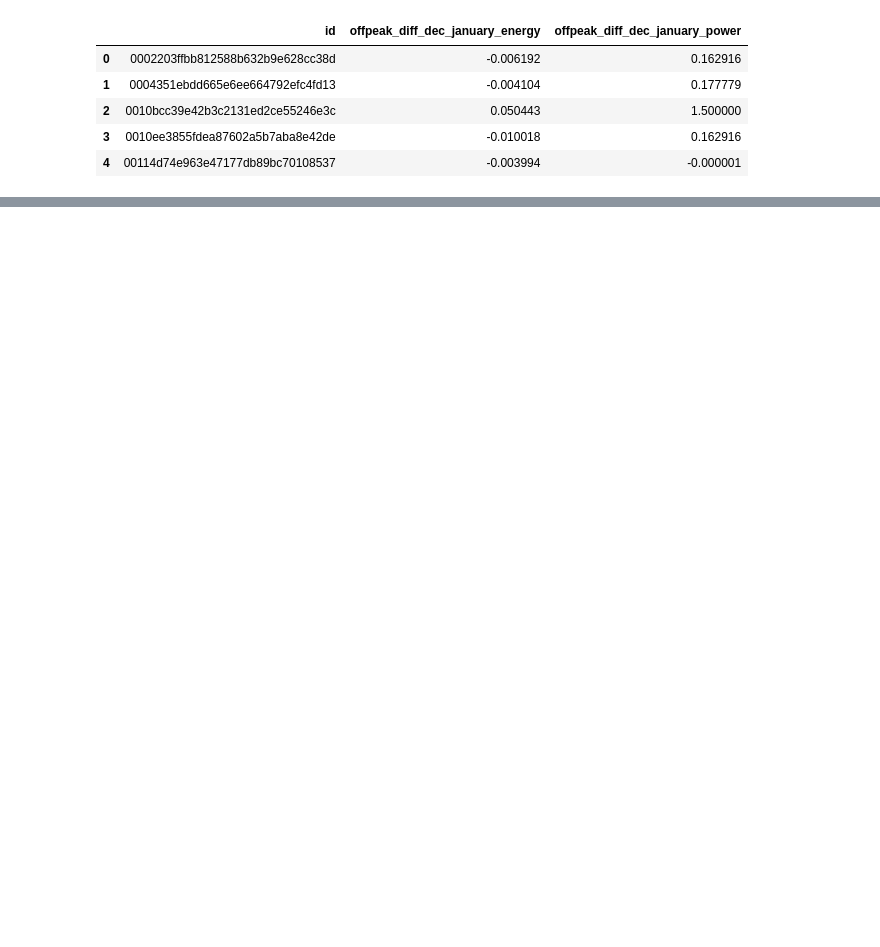
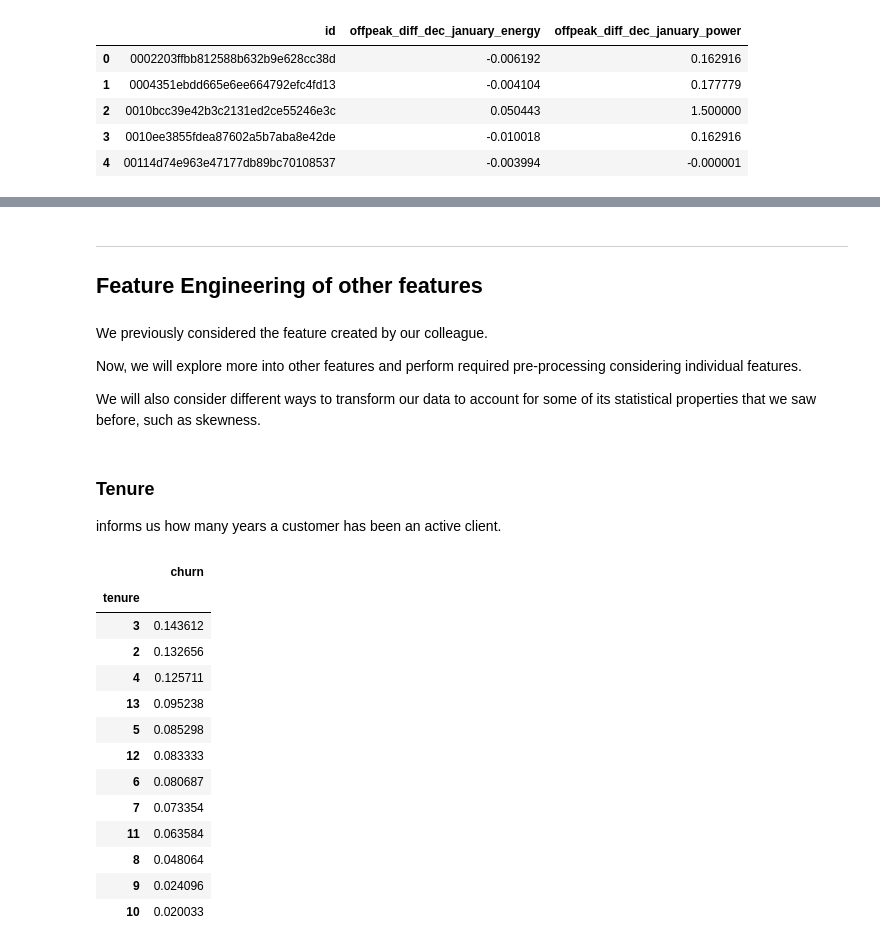
Before and after one commit to rajathAgalkote/BCG_PowerCo_CustomerChurn_Prediction, a Jupyter notebook: Task-03/feature_engineering.ipynb, the cells around one changed output, grey strips where cells are left out. Drawn from its saved outputs; the diff is of its cells as text; code cells hidden in the pictures; blank space fills up the shorter version.

```diff
--- a/Task-03/feature_engineering.ipynb
+++ b/Task-03/feature_engineering.ipynb
@@ -73,0 +98,2 @@ diff.head()
+# %%
+df = pd.merge(price_df, client_df, on = 'id')
@@ -73,0 +192,32 @@ diff.head()
+# %%
+# Calculate the maximum monthly difference across time periods
+max_diff_across_periods_months = mean_prices_by_month.groupby(['id']).agg({
+    'off_peak_peak_var_mean_diff': 'max',
+    'peak_mid_peak_var_mean_diff': 'max',
+    'off_peak_mid_peak_var_mean_diff': 'max',
+    'off_peak_peak_fix_mean_diff': 'max',
+    'peak_mid_peak_fix_mean_diff': 'max',
+    'off_peak_mid_peak_fix_mean_diff': 'max'
+}).reset_index().rename(
+    columns={
+        'off_peak_peak_var_mean_diff': 'off_peak_peak_var_max_monthly_diff',
+        'peak_mid_peak_var_mean_diff': 'peak_mid_peak_var_max_monthly_diff',
+        'off_peak_mid_peak_var_mean_diff': 'off_peak_mid_peak_var_max_monthly_diff',
+        'off_peak_peak_fix_mean_diff': 'off_peak_peak_fix_max_monthly_diff',
+        'peak_mid_peak_fix_mean_diff': 'peak_mid_peak_fix_max_monthly_diff',
+        'off_peak_mid_peak_fix_mean_diff': 'off_peak_mid_peak_fix_max_monthly_diff'
+    }
+)
+# %%
+columns = [
+    'id',
+    'off_peak_peak_var_max_monthly_diff',
+    'peak_mid_peak_var_max_monthly_diff',
+    'off_peak_mid_peak_var_max_monthly_diff',
+    'off_peak_peak_fix_max_monthly_diff',
+    'peak_mid_peak_fix_max_monthly_diff',
+    'off_peak_mid_peak_fix_max_monthly_diff'
+]
+
+df = pd.merge(df, max_diff_across_periods_months[columns], on='id')
+df.head()
@@ -73,0 +238,35 @@ diff.head()
+# %% [markdown]
+---
+
+## Feature Engineering of other features
+# %% [markdown]
+We previously considered the feature created by our colleague.
+
+Now, we will explore more into other features and perform required pre-processing considering individual features.
+
+We will also consider different ways to transform our data to account for some of its statistical properties that we saw before, such as skewness.
+# %% [markdown]
+### Tenure
+
+informs us how many years a customer has been an active client.
+# %%
+# Creating the feature
+
+df['tenure'] = ((df['date_end'] - df['date_activ'])/ np.timedelta64(1, 'Y')).astype(int)
+# %%
+df.groupby(['tenure']).agg({'churn': 'mean'}).sort_values(by='churn', ascending=False)
+# %% [output]
+|  | churn |
+| tenure |  |
+| 3 | 0.143612 |
+| 2 | 0.132656 |
+| 4 | 0.125711 |
+| 13 | 0.095238 |
+| 5 | 0.085298 |
+| 12 | 0.083333 |
+| 6 | 0.080687 |
+| 7 | 0.073354 |
+| 11 | 0.063584 |
+| 8 | 0.048064 |
+| 9 | 0.024096 |
+| 10 | 0.020033 |
```
Also changed, not shown: parts of 39 cells of this notebook.
